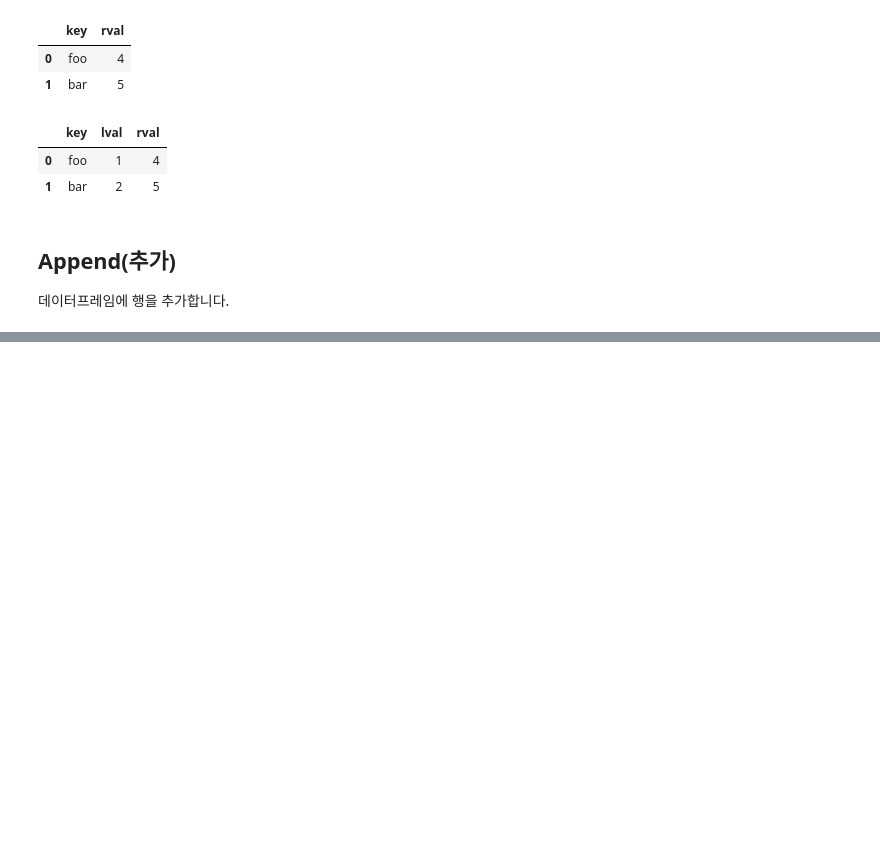
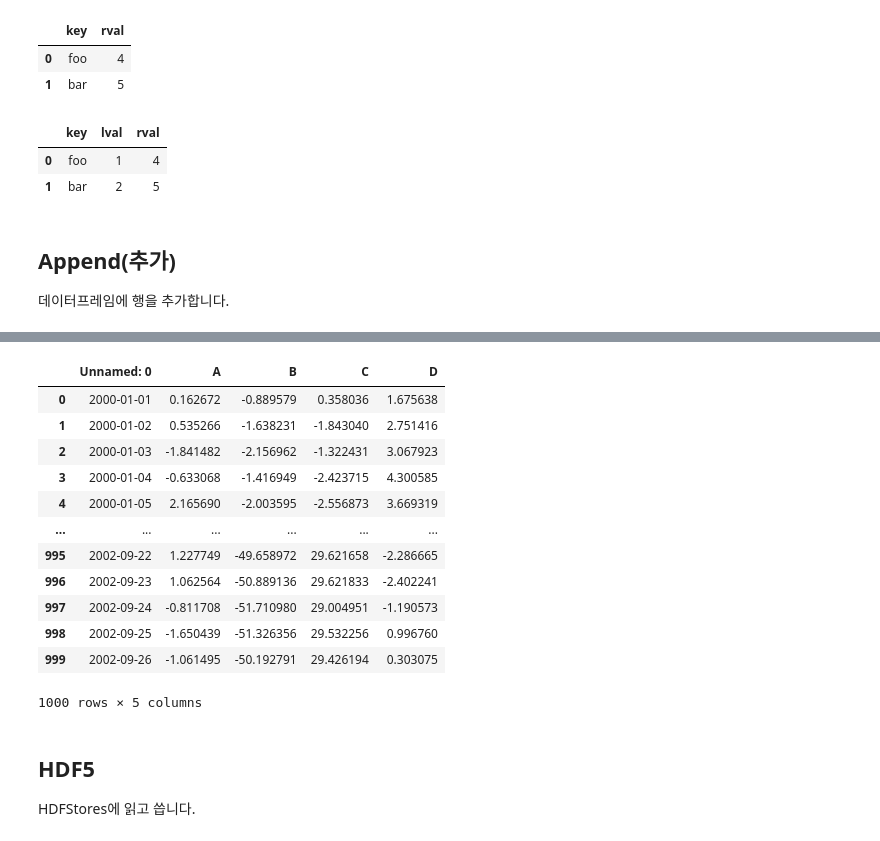
Before and after one commit to ssh4284/gitTest, a Jupyter notebook: 10 minutes to pandas.ipynb, the cells around one changed output, grey strips where cells are left out. Saved outputs shown, nothing was run; the diff lists cells and outputs as text; code cells hidden in the pictures; blank space fills up the shorter version.

```diff
--- a/10 minutes to pandas.ipynb
+++ b/10 minutes to pandas.ipynb
@@ -758,0 +1243,21 @@ df.append(s, ignore_index=True)
+# %%
+#csv 파일을 읽습니다.
+pd.read_csv('foo.csv')
+# %% [output]
+|  | Unnamed: 0 | A | B | C | D |
+| 0 | 2000-01-01 | 0.162672 | -0.889579 | 0.358036 | 1.675638 |
+| 1 | 2000-01-02 | 0.535266 | -1.638231 | -1.843040 | 2.751416 |
+| 2 | 2000-01-03 | -1.841482 | -2.156962 | -1.322431 | 3.067923 |
+| 3 | 2000-01-04 | -0.633068 | -1.416949 | -2.423715 | 4.300585 |
+| 4 | 2000-01-05 | 2.165690 | -2.003595 | -2.556873 | 3.669319 |
+| ... | ... | ... | ... | ... | ... |
+| 995 | 2002-09-22 | 1.227749 | -49.658972 | 29.621658 | -2.286665 |
+| 996 | 2002-09-23 | 1.062564 | -50.889136 | 29.621833 | -2.402241 |
+| 997 | 2002-09-24 | -0.811708 | -51.710980 | 29.004951 | -1.190573 |
+| 998 | 2002-09-25 | -1.650439 | -51.326356 | 29.532256 | 0.996760 |
+| 999 | 2002-09-26 | -1.061495 | -50.192791 | 29.426194 | 0.303075 |
+1000 rows × 5 columns
+# %% [markdown]
+## HDF5
+
+HDFStores에 읽고 씁니다.
```
Also changed, not shown: parts of 127 cells of this notebook, 3 other files.
